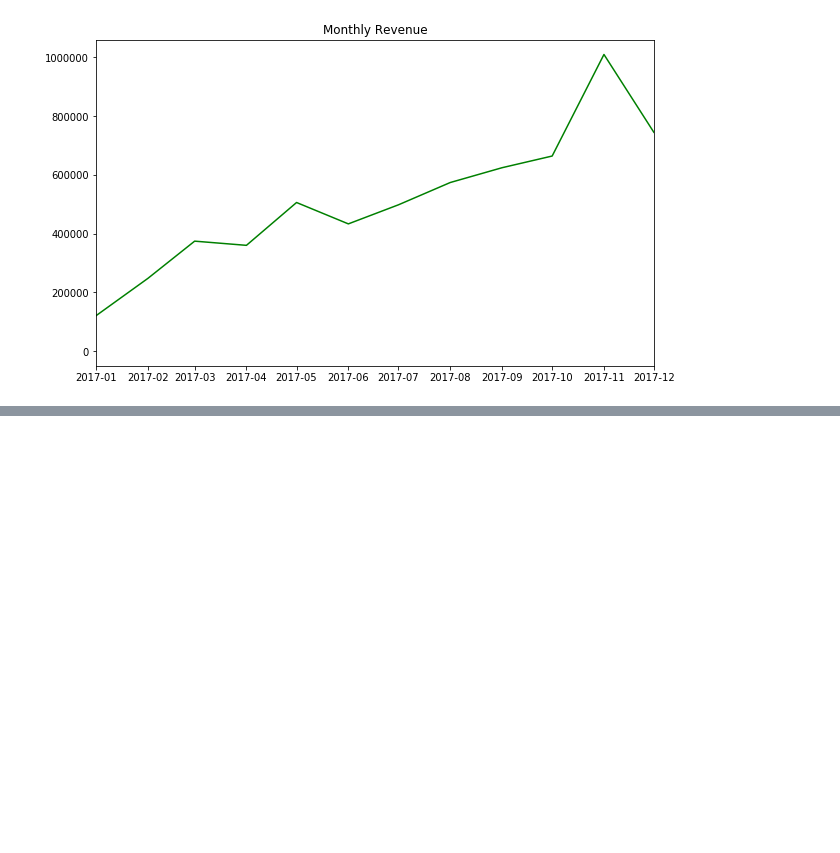
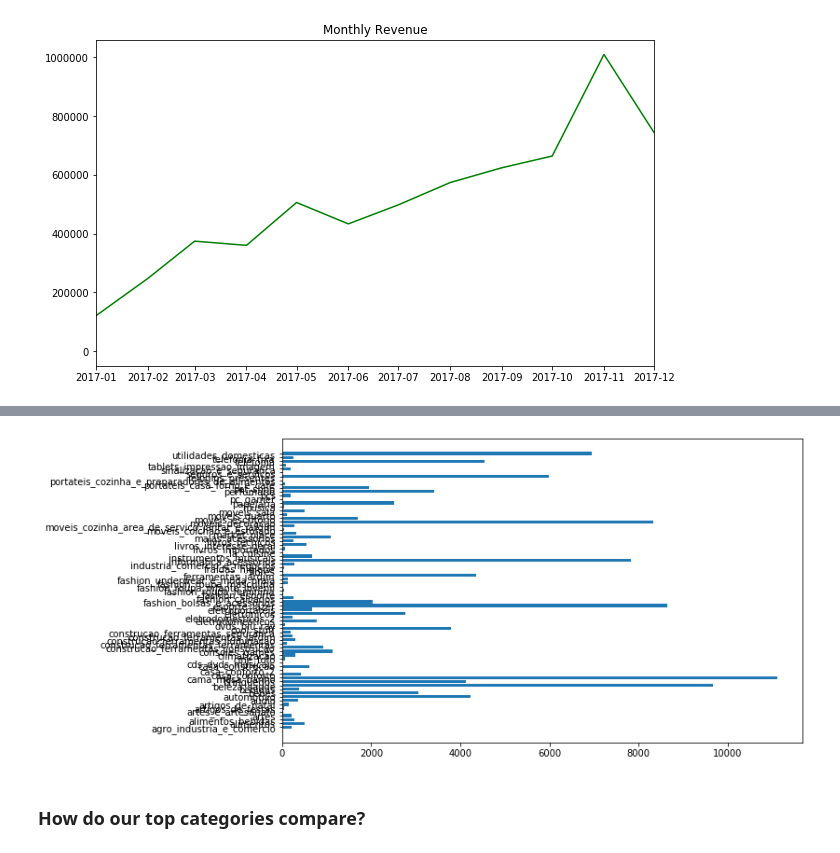
Before and after one commit to ironhack-datalabs/data-ber-06-20, a Jupyter notebook: Notes/module-1/week-2/11_matplotlib-intro.ipynb, the cells around one changed output, grey strips where cells are left out. Cells and saved outputs as stored; diff of their text form; code cells hidden in the pictures; blank space fills up the shorter version.

Commit message:
add full plotting notes

```diff
--- a/Notes/module-1/week-2/11_matplotlib-intro.ipynb
+++ b/Notes/module-1/week-2/11_matplotlib-intro.ipynb
@@ -202,0 +205,2 @@ ax.set_xlim((pd.to_datetime("2017-01-01"), pd.to_datetime("2017-12-01")));
+# %%
+products = pd.read_sql("SELECT * FROM products", conn)
@@ -202,0 +231,8 @@ ax.set_xlim((pd.to_datetime("2017-01-01"), pd.to_datetime("2017-12-01")));
+# %%
+items_sold_per_cat = (order_items
+                      .merge(products, on="product_id")
+                      .groupby("product_category_name", as_index=False)
+                      .agg({"order_id": "count"})
+                      .rename(columns={"order_id": "items_sold"}))
+
+items_sold_per_cat.head()
@@ -202,0 +246,9 @@ ax.set_xlim((pd.to_datetime("2017-01-01"), pd.to_datetime("2017-12-01")));
+# %%
+fig, ax = plt.subplots(figsize=(10,6))
+
+ax.barh(items_sold_per_cat["product_category_name"],
+        items_sold_per_cat["items_sold"],);
+# %% [output]
+[figure, added]
+# %% [markdown]
+### How do our top categories compare?
```
Also changed, not shown: parts of 32 cells of this notebook.
